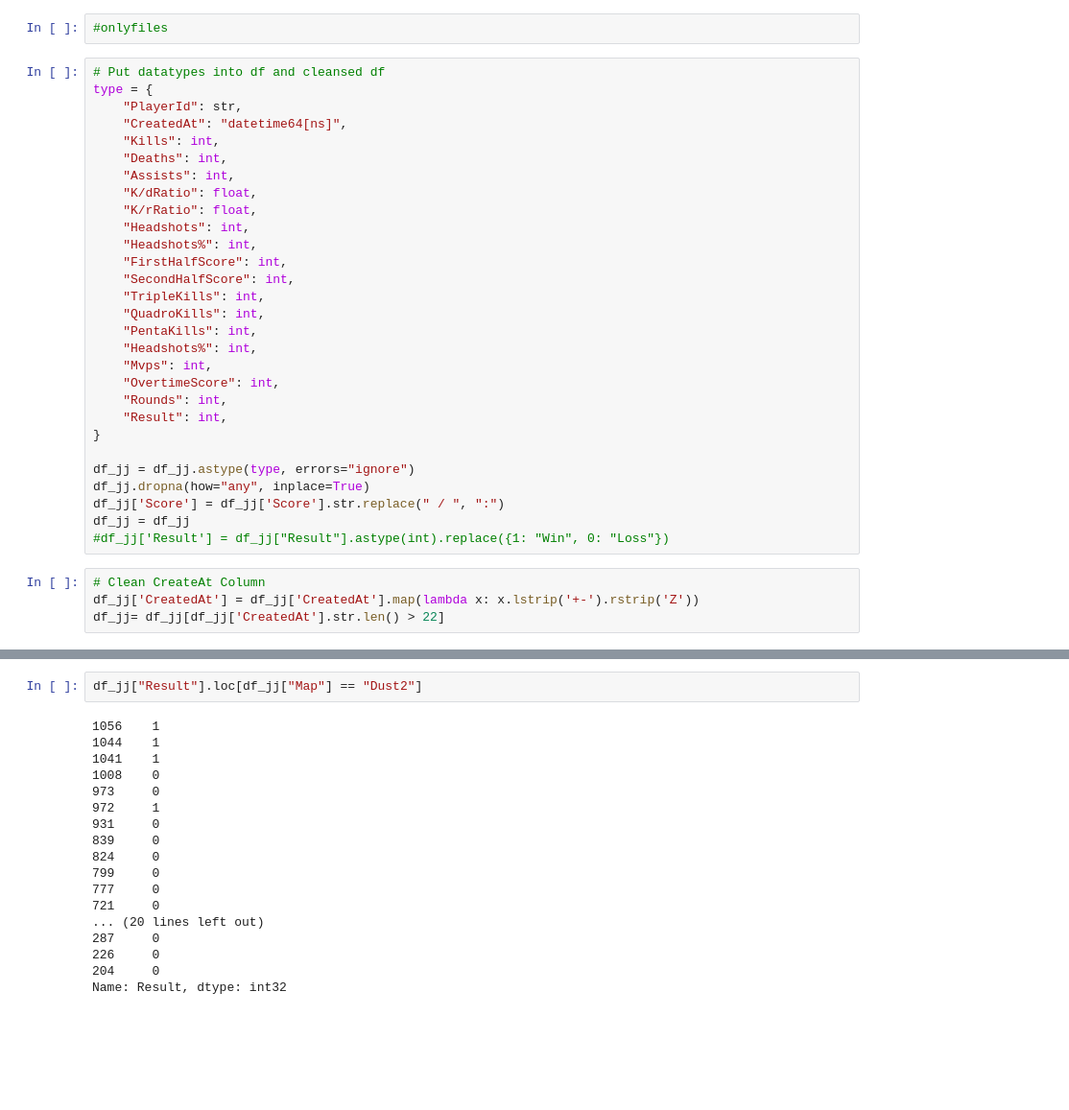
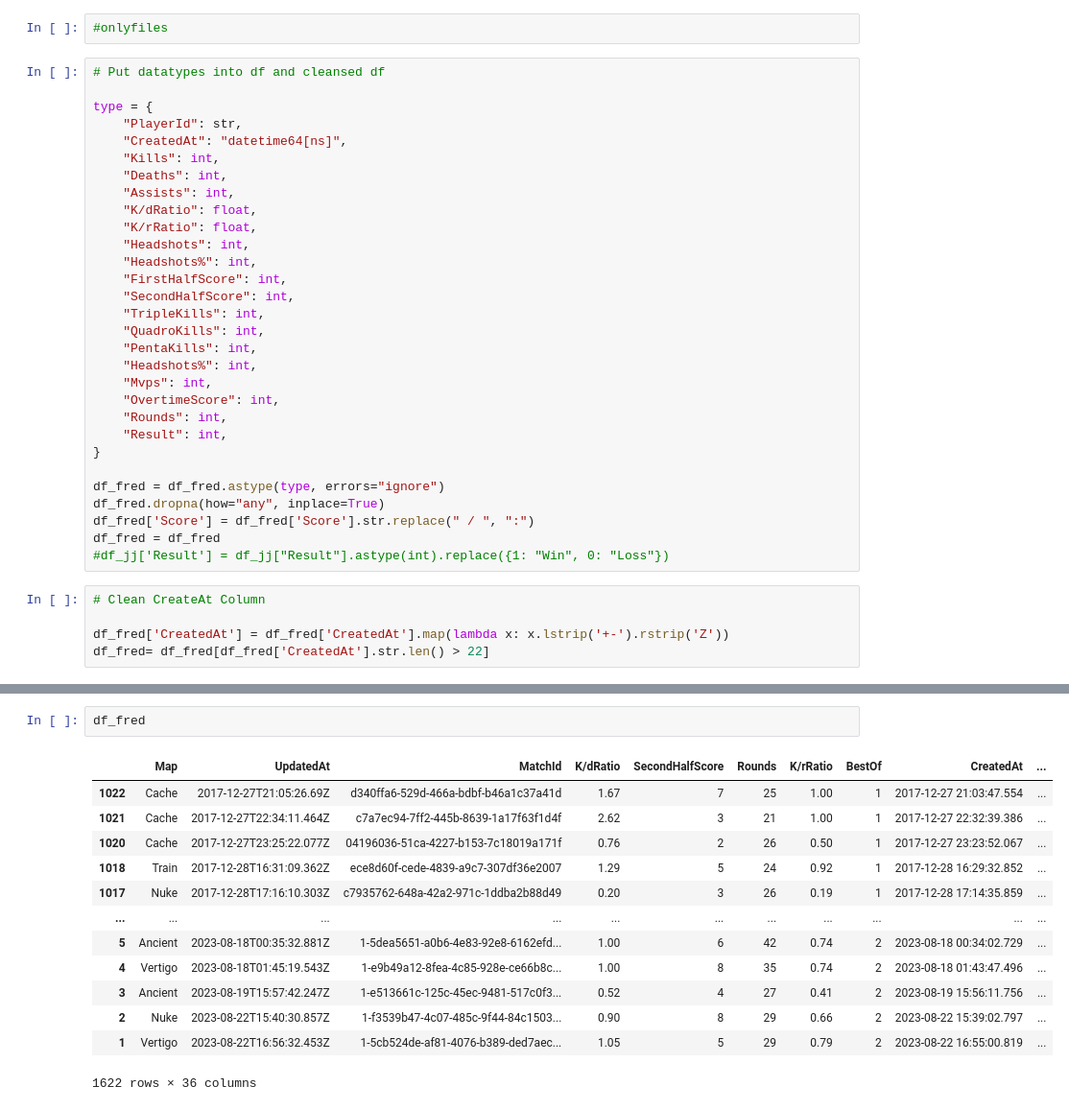
Before and after one commit to jasonhsu8/Faceit_Data_Collection, a Jupyter notebook: JJ Notebooks/FredFile.ipynb, the cells around one changed output, grey strips where cells are left out. Shown: that part at 96% size. Drawn from its saved outputs; the diff is of its cells as text; blank space fills up the shorter version.

```diff
--- a/JJ Notebooks/FredFile.ipynb
+++ b/JJ Notebooks/FredFile.ipynb
@@ -55,6 +60,7 @@ df_jj
 #onlyfiles
 # %%
 # Put datatypes into df and cleansed df
+
 type = {
     "PlayerId": str,
     "CreatedAt": "datetime64[ns]",
@@ -77,12 +83,13 @@ type = {
     "Result": int,
 }
 
-df_jj = df_jj.astype(type, errors="ignore")
-df_jj.dropna(how="any", inplace=True)
-df_jj['Score'] = df_jj['Score'].str.replace(" / ", ":")
-df_jj = df_jj
+df_fred = df_fred.astype(type, errors="ignore")
+df_fred.dropna(how="any", inplace=True)
+df_fred['Score'] = df_fred['Score'].str.replace(" / ", ":")
+df_fred = df_fred
 #df_jj['Result'] = df_jj["Result"].astype(int).replace({1: "Win", 0: "Loss"})
 # %%
 # Clean CreateAt Column
-df_jj['CreatedAt'] = df_jj['CreatedAt'].map(lambda x: x.lstrip('+-').rstrip('Z'))
-df_jj= df_jj[df_jj['CreatedAt'].str.len() > 22]
+
+df_fred['CreatedAt'] = df_fred['CreatedAt'].map(lambda x: x.lstrip('+-').rstrip('Z'))
+df_fred= df_fred[df_fred['CreatedAt'].str.len() > 22]
@@ -131,23 +124,19 @@ df_jj
-# %%
-df_jj["Result"].loc[df_jj["Map"] == "Dust2"]
-# %% [output]
-1056    1
-1044    1
-1041    1
-1008    0
-973     0
-972     1
-931     0
-839     0
-824     0
-799     0
-777     0
-721     0
-... (20 lines left out)
-287     0
-226     0
-204     0
-Name: Result, dtype: int32
+# %%
+df_fred
+# %% [output]
+|  | Map | UpdatedAt | MatchId | K/dRatio | SecondHalfScore | Rounds | K/rRatio | BestOf | CreatedAt | ... |
+| 1022 | Cache | 2017-12-27T21:05:26.69Z | d340ffa6-529d-466a-bdbf-b46a1c37a41d | 1.67 | 7 | 25 | 1.00 | 1 | 2017-12-27 21:03:47.554 | ... |
+| 1021 | Cache | 2017-12-27T22:34:11.464Z | c7a7ec94-7ff2-445b-8639-1a17f63f1d4f | 2.62 | 3 | 21 | 1.00 | 1 | 2017-12-27 22:32:39.386 | ... |
+| 1020 | Cache | 2017-12-27T23:25:22.077Z | 04196036-51ca-4227-b153-7c18019a171f | 0.76 | 2 | 26 | 0.50 | 1 | 2017-12-27 23:23:52.067 | ... |
+| 1018 | Train | 2017-12-28T16:31:09.362Z | ece8d60f-cede-4839-a9c7-307df36e2007 | 1.29 | 5 | 24 | 0.92 | 1 | 2017-12-28 16:29:32.852 | ... |
+| 1017 | Nuke | 2017-12-28T17:16:10.303Z | c7935762-648a-42a2-971c-1ddba2b88d49 | 0.20 | 3 | 26 | 0.19 | 1 | 2017-12-28 17:14:35.859 | ... |
+| ... | ... | ... | ... | ... | ... | ... | ... | ... | ... | ... |
+| 5 | Ancient | 2023-08-18T00:35:32.881Z | 1-5dea5651-a0b6-4e83-92e8-6162efd... | 1.00 | 6 | 42 | 0.74 | 2 | 2023-08-18 00:34:02.729 | ... |
+| 4 | Vertigo | 2023-08-18T01:45:19.543Z | 1-e9b49a12-8fea-4c85-928e-ce66b8c... | 1.00 | 8 | 35 | 0.74 | 2 | 2023-08-18 01:43:47.496 | ... |
+| 3 | Ancient | 2023-08-19T15:57:42.247Z | 1-e513661c-125c-45ec-9481-517c0f3... | 0.52 | 4 | 27 | 0.41 | 2 | 2023-08-19 15:56:11.756 | ... |
+| 2 | Nuke | 2023-08-22T15:40:30.857Z | 1-f3539b47-4c07-485c-9f44-84c1503... | 0.90 | 8 | 29 | 0.66 | 2 | 2023-08-22 15:39:02.797 | ... |
+| 1 | Vertigo | 2023-08-22T16:56:32.453Z | 1-5cb524de-af81-4076-b389-ded7aec... | 1.05 | 5 | 29 | 0.79 | 2 | 2023-08-22 16:55:00.819 | ... |
+1622 rows × 36 columns
 # %%
 #Displaying JJ stats (My Own)
 
```
Also changed, not shown: parts of 17 cells of this notebook, 2 other files.
